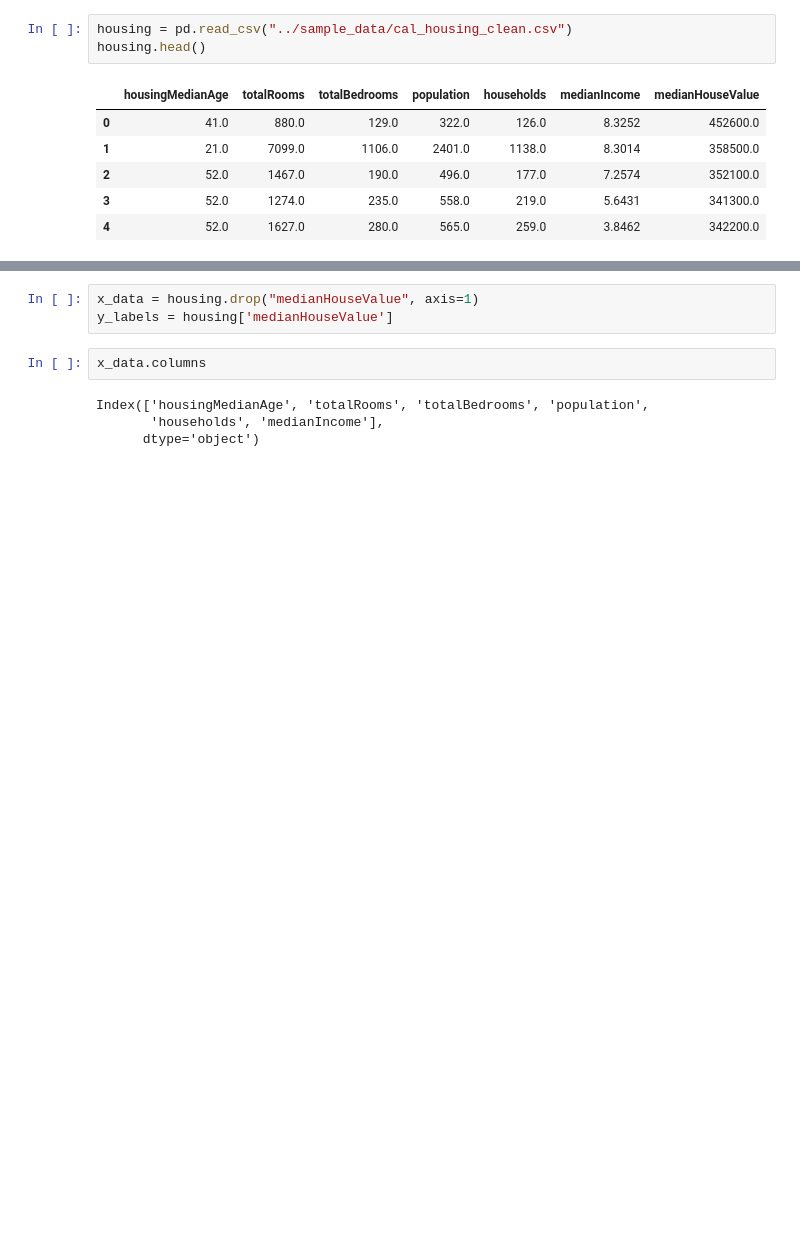
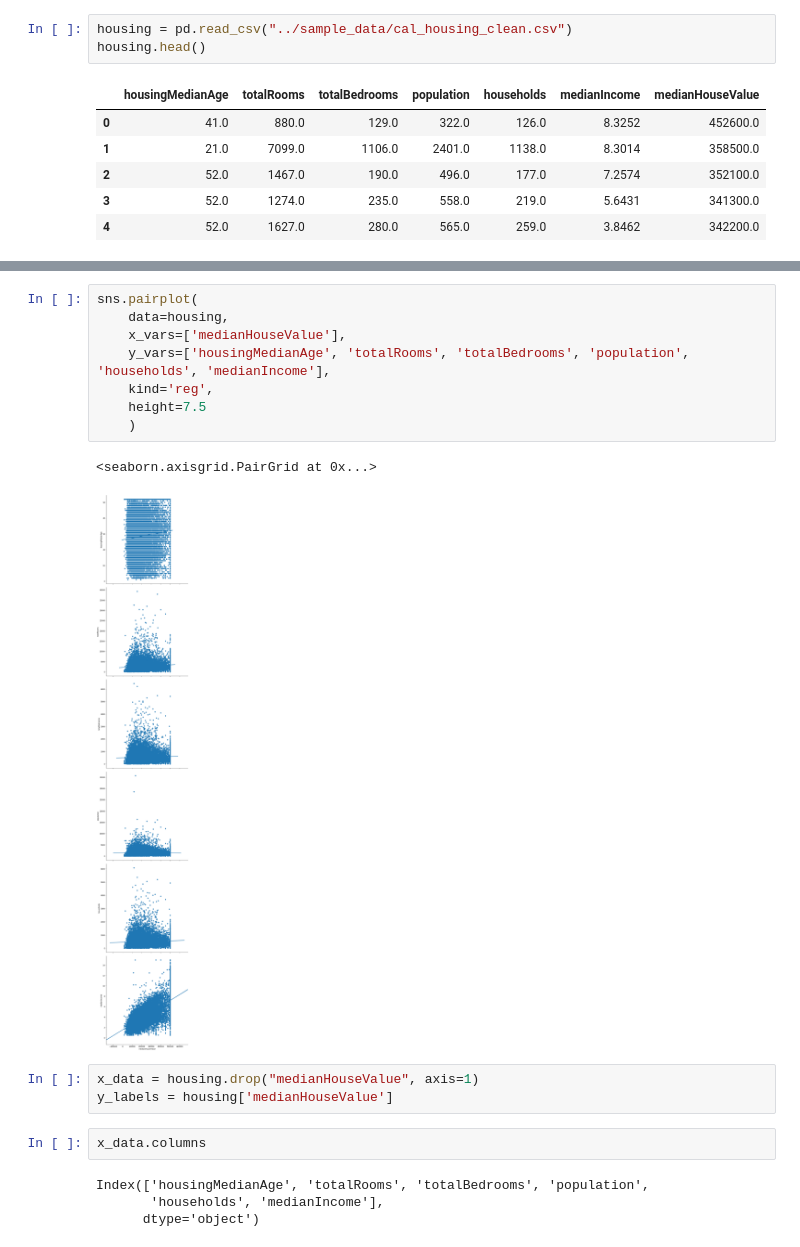
Before and after one commit to p-gonzo/python_data_science, a Jupyter notebook: practice/regression_exercise.ipynb, the cells around one changed output, grey strips where cells are left out. Cells and saved outputs as stored; diff of their text form; blank space fills up the shorter version.

```diff
--- a/practice/regression_exercise.ipynb
+++ b/practice/regression_exercise.ipynb
@@ -46,6 +47,17 @@ housing.describe()
 | 50% | 29.000000 | 2127.000000 | 435.000000 | 1166.000000 | 409.000000 | 3.534800 | 179700.000000 |
 | 75% | 37.000000 | 3148.000000 | 647.000000 | 1725.000000 | 605.000000 | 4.743250 | 264725.000000 |
 | max | 52.000000 | 39320.000000 | 6445.000000 | 35682.000000 | 6082.000000 | 15.000100 | 500001.000000 |
+# %%
+sns.pairplot(
+    data=housing,
+    x_vars=['medianHouseValue'],
+    y_vars=['housingMedianAge', 'totalRooms', 'totalBedrooms', 'population', 'households', 'medianIncome'],
+    kind='reg',
+    height=7.5
+    )
+# %% [output]
+<seaborn.axisgrid.PairGrid at 0x...>
+[figure, added]
 # %%
 x_data = housing.drop("medianHouseValue", axis=1)
 y_labels = housing['medianHouseValue']
```
Also changed, not shown: parts of 8 cells of this notebook, 6 other files.
